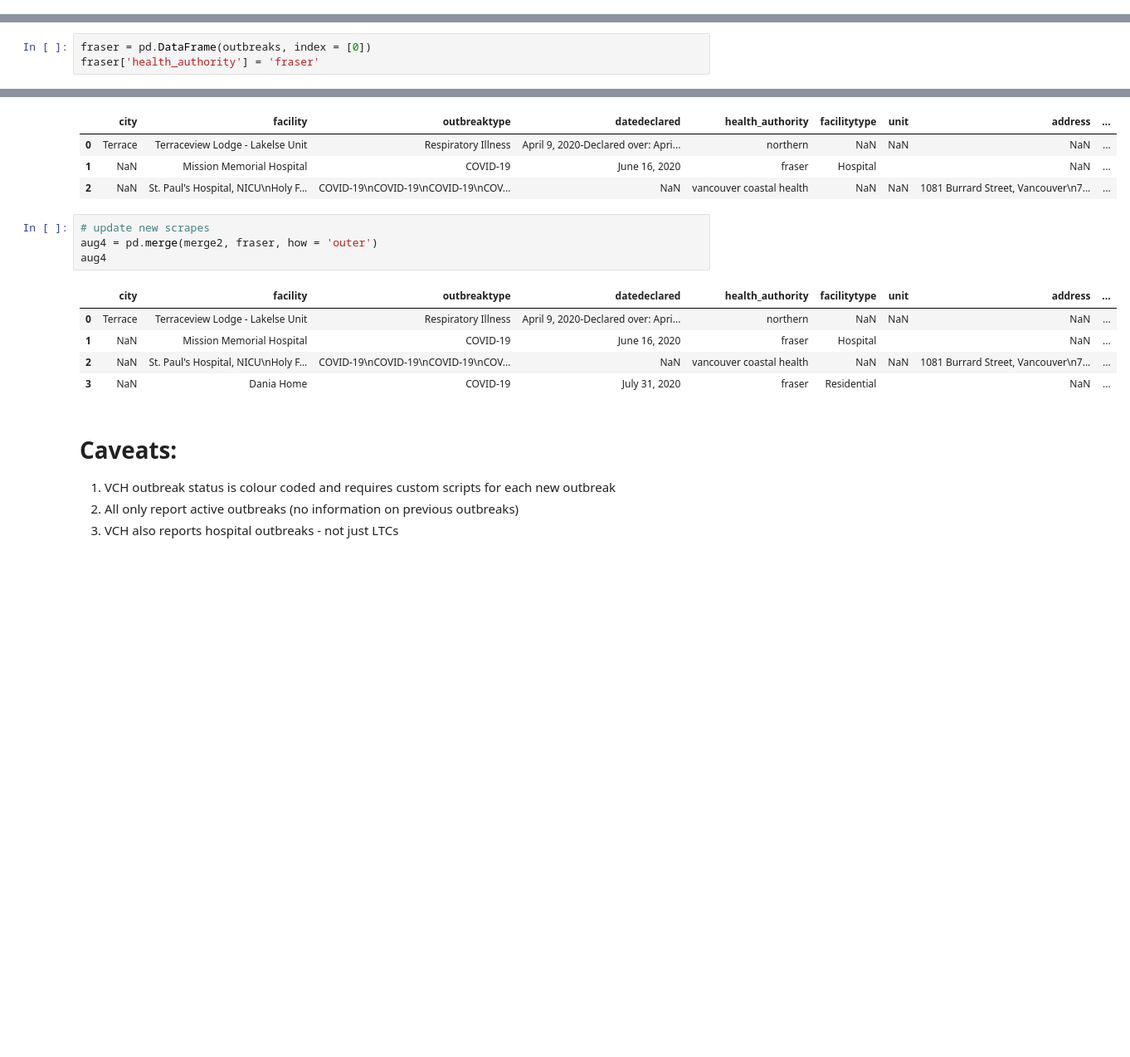
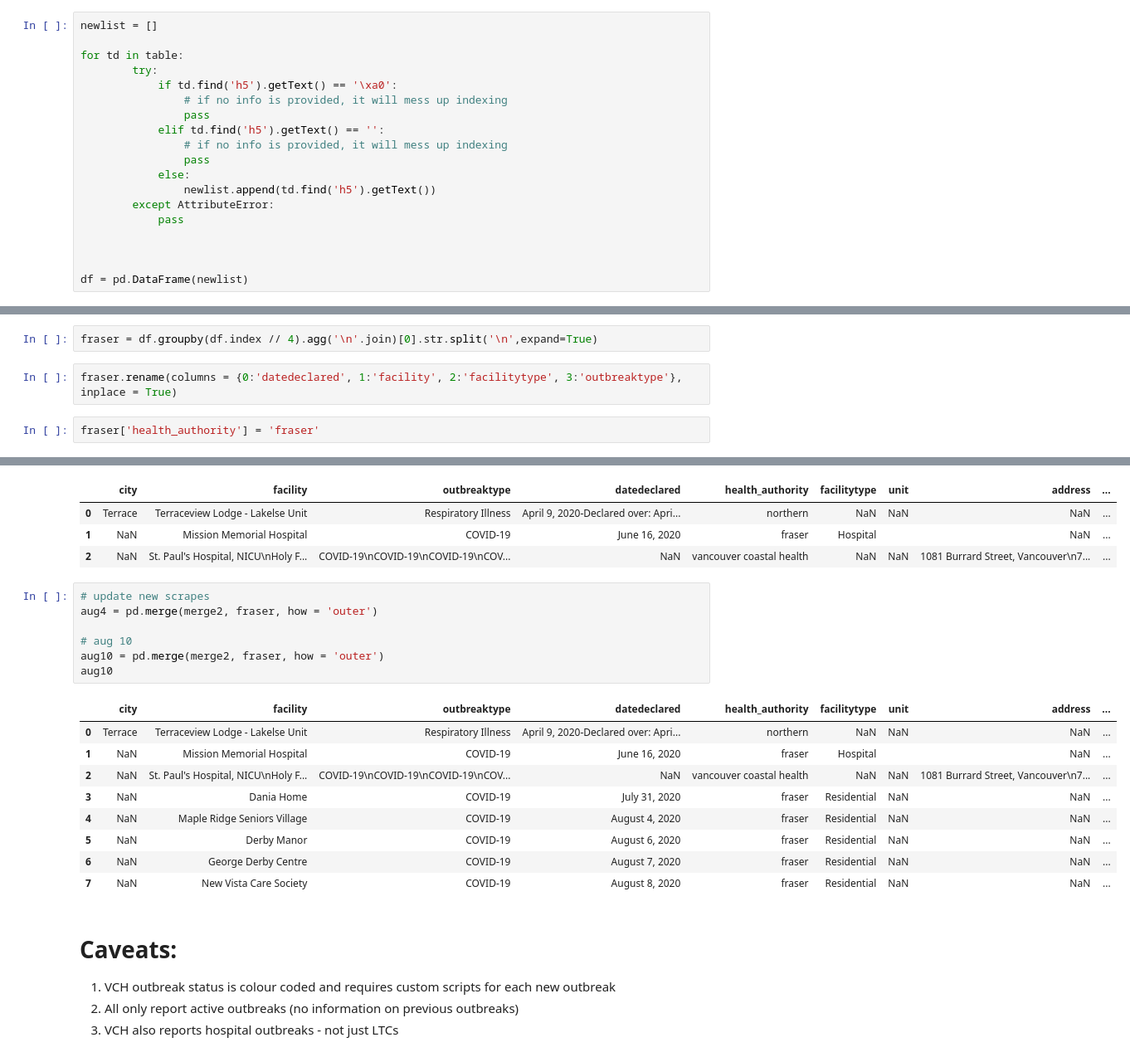
Before and after one commit to nganlyle/wrangle_covid, a Jupyter notebook: wrangling/BC-COVID.ipynb, the cells around one changed output, grey strips where cells are left out. Shown: that part at 83% size. Saved outputs shown, nothing was run; the diff lists cells and outputs as text; blank space fills up the shorter version.

```diff
--- a/wrangling/BC-COVID.ipynb
+++ b/wrangling/BC-COVID.ipynb
@@ -693,0 +699,19 @@ outbreaks
+# %%
+newlist = []
+
+for td in table:
+        try:
+            if td.find('h5').getText() == '\xa0':
+                # if no info is provided, it will mess up indexing
+                pass
+            elif td.find('h5').getText() == '':
+                # if no info is provided, it will mess up indexing
+                pass
+            else:
+                newlist.append(td.find('h5').getText())
+        except AttributeError:
+            pass
+
+
+
+df = pd.DataFrame(newlist)
@@ -694,3 +741,6 @@ outbreaks
+# %%
+fraser = df.groupby(df.index // 4).agg('\n'.join)[0].str.split('\n',expand=True)
+# %%
+fraser.rename(columns = {0:'datedeclared', 1:'facility', 2:'facilitytype', 3:'outbreaktype'}, inplace = True)
 # %%
-fraser = pd.DataFrame(outbreaks, index = [0])
 fraser['health_authority'] = 'fraser'
@@ -710,13 +775,20 @@ merge2
 # %%
 # update new scrapes
 aug4 = pd.merge(merge2, fraser, how = 'outer')
-aug4
+
+# aug 10
+aug10 = pd.merge(merge2, fraser, how = 'outer')
+aug10
 # %% [output]
 |  | city | facility | outbreaktype | datedeclared | health_authority | facilitytype | unit | address | ... |
 | 0 | Terrace | Terraceview Lodge - Lakelse Unit | Respiratory Illness | April 9, 2020-Declared over: Apri... | northern | NaN | NaN | NaN | ... |
 | 1 | NaN | Mission Memorial Hospital | COVID-19 | June 16, 2020 | fraser | Hospital |  | NaN | ... |
 | 2 | NaN | St. Paul's Hospital, NICU\nHoly F... | COVID-19\nCOVID-19\nCOVID-19\nCOV... | NaN | vancouver coastal health | NaN | NaN | 1081 Burrard Street, Vancouver\n7... | ... |
-| 3 | NaN | Dania Home | COVID-19 | July 31, 2020 | fraser | Residential |  | NaN | ... |
+| 3 | NaN | Dania Home | COVID-19 | July 31, 2020 | fraser | Residential | NaN | NaN | ... |
+| 4 | NaN | Maple Ridge Seniors Village | COVID-19 | August 4, 2020 | fraser | Residential | NaN | NaN | ... |
+| 5 | NaN | Derby Manor | COVID-19 | August 6, 2020 | fraser | Residential | NaN | NaN | ... |
+| 6 | NaN | George Derby Centre | COVID-19 | August 7, 2020 | fraser | Residential | NaN | NaN | ... |
+| 7 | NaN | New Vista Care Society | COVID-19 | August 8, 2020 | fraser | Residential | NaN | NaN | ... |
 # %% [markdown]
 # Caveats:
 
```
Also changed, not shown: parts of 15 cells of this notebook, 22 other files.
